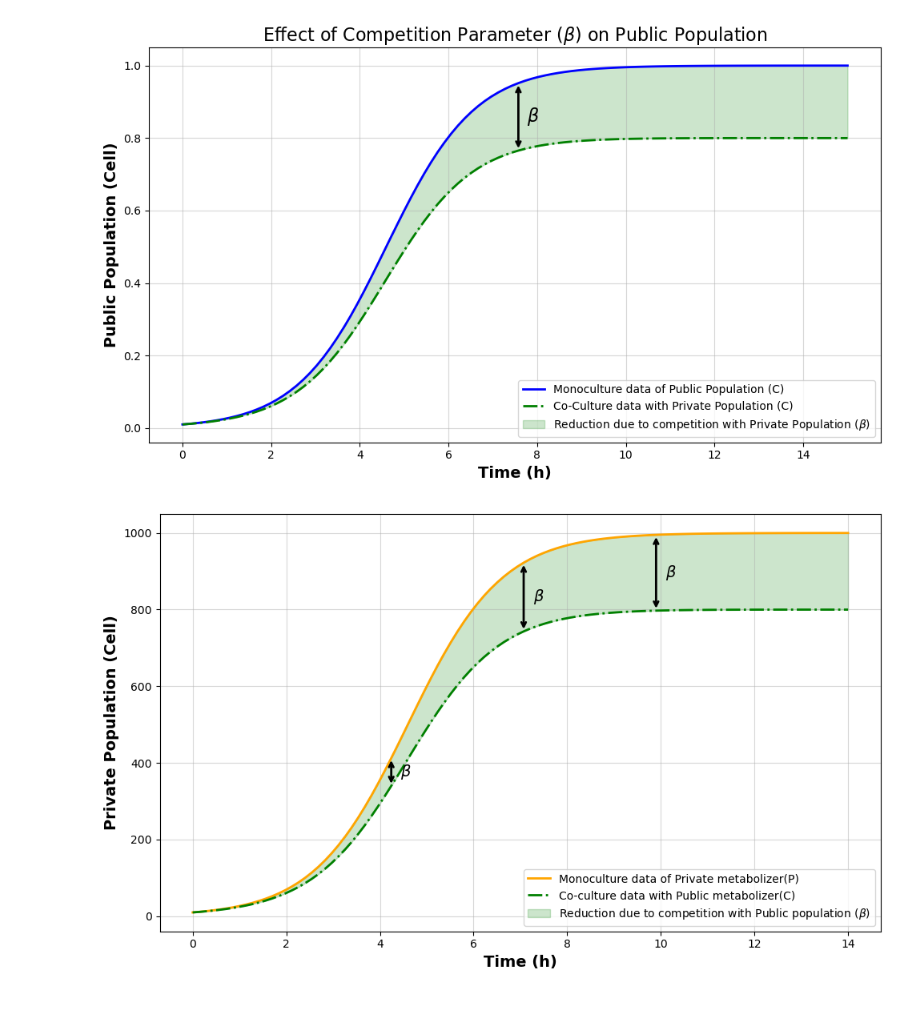
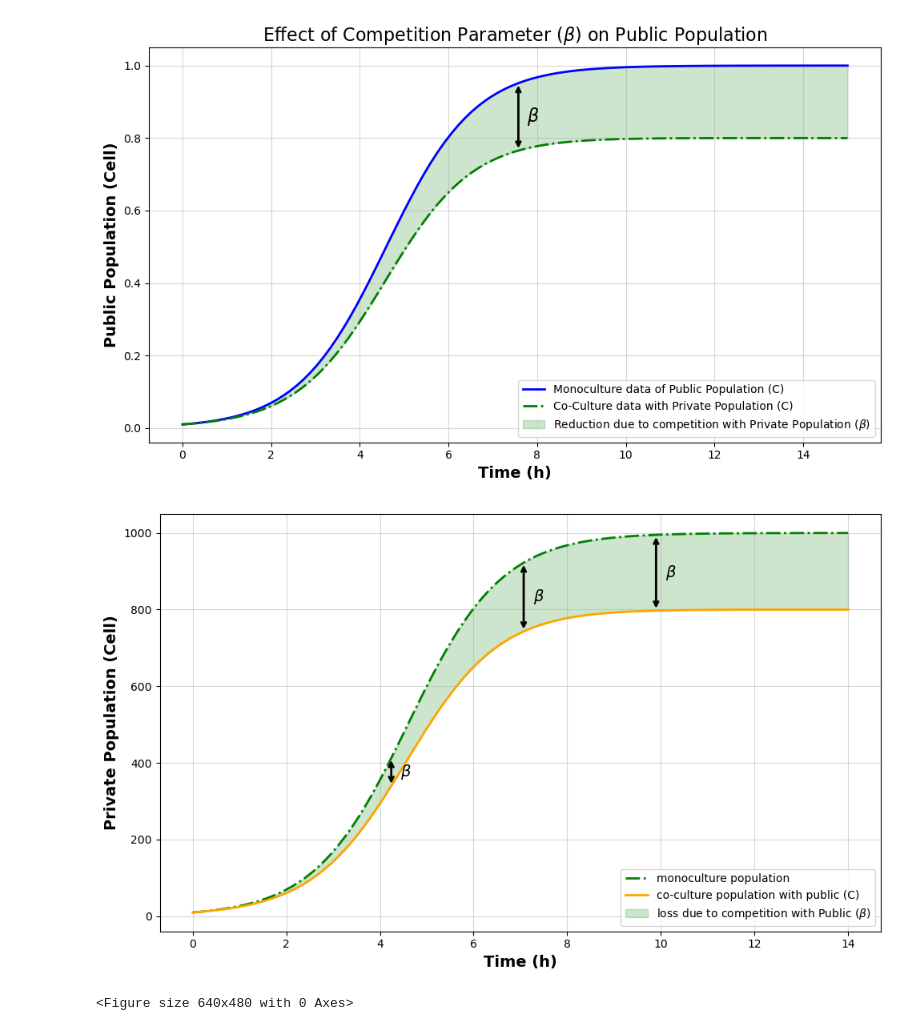
Before and after one commit to Computational-Biology-Aachen/FightClub, a Jupyter notebook: alpha_beta_graph.ipynb, the cells around one changed output. Cells and saved outputs as stored; diff of their text form; code cells hidden in the pictures.

```diff
--- a/alpha_beta_graph.ipynb
+++ b/alpha_beta_graph.ipynb
@@ -218,7 +225,7 @@ plt.show()
 # Import libraries
 import matplotlib.pyplot as plt
 import numpy as np
-
+import os
 # Time points for simulation
 time = np.linspace(0, 14, 100)
 
@@ -241,18 +248,18 @@ plt.figure(figsize=(10, 6))
 
 # Monoculture Line: Public Population (C)
 plt.plot(time, C_mono_cell_count,
-         label='Monoculture data of Private metabolizer(P)',
-         color='orange', linewidth=2)
+         label='monoculture population',
+         color='green', linestyle='-.', linewidth=2)
 
 # Co-Culture Line: Public Population (C) under competition
 plt.plot(time, C_co_P_cell_count,
-         label='Co-culture data with Public metabolizer(C)',
-         color='green', linestyle='-.', linewidth=2)
+         label='co-culture population with public (C)',
+         color='orange', linewidth=2 )
 
 # Highlight the effect of competition with Private Population (β)
 plt.fill_between(time, C_mono_cell_count, C_co_P_cell_count,
                  color='green', alpha=0.2,
-                 label='Reduction due to competition with Public population ($\\beta$)')
+                 label='loss due to competition with Public ($\\beta$)')
 
 # Add three double-sided arrows to indicate β at different locations
 arrow_properties = dict(arrowstyle="<->", color="black", linewidth=2)
@@ -268,31 +275,35 @@ plt.text(time[idx1] + 0.2, (C_mono_cell_count[idx1] + C_co_P_cell_count[idx1]) /
 
 # Position 2: Mid phase
 idx2 = 50  # Mid time index
 plt.annotate("",
              xy=(time[idx2], C_mono_cell_count[idx2]),
              xytext=(time[idx2], C_co_P_cell_count[idx2]),
              arrowprops=arrow_properties)
 plt.text(time[idx2] + 0.2, (C_mono_cell_count[idx2] + C_co_P_cell_count[idx2]) / 2,
          r"$\beta$", fontsize=14, fontweight='bold', color="black", ha="left", va="center")
 
 # Position 3: Late phase
 idx3 = 70  # Late time index
 plt.annotate("",
              xy=(time[idx3], C_mono_cell_count[idx3]),
              xytext=(time[idx3], C_co_P_cell_count[idx3]),
              arrowprops=arrow_properties)
 plt.text(time[idx3] + 0.2, (C_mono_cell_count[idx3] + C_co_P_cell_count[idx3]) / 2,
          r"$\beta$", fontsize=14, fontweight='bold', color="black", ha="left", va="center")
 
 # Graph Labels and Legend
 plt.xlabel("Time (h)", fontsize=14, fontweight='bold')
 plt.ylabel("Private Population (Cell)", fontsize=14, fontweight='bold')
 #plt.title("Effect of Competition Parameter ($\\beta$) on Public Population", fontsize=16)
 plt.legend(fontsize=10, loc="lower right")
 plt.grid(alpha=0.5)
 
 # Layout adjustment and show
 plt.tight_layout()
 plt.show()
+os.makedirs("output/figures", exist_ok=True)
+plt.savefig("output/figures/beta analysis.png", dpi=300)
+plt.show()
 # %% [output]
-[figure, old version]
+[figure, new version]
+<Figure size 640x480 with 0 Axes>
```
Also changed, not shown: parts of 3 cells of this notebook, 1 other file.
